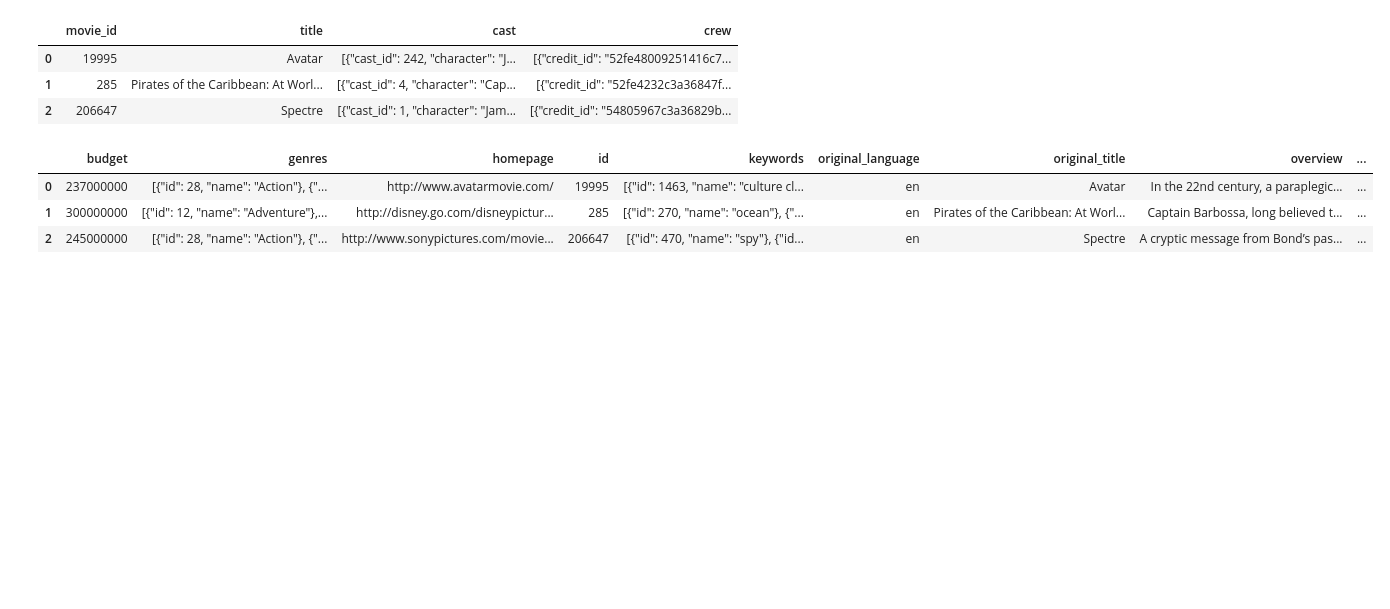
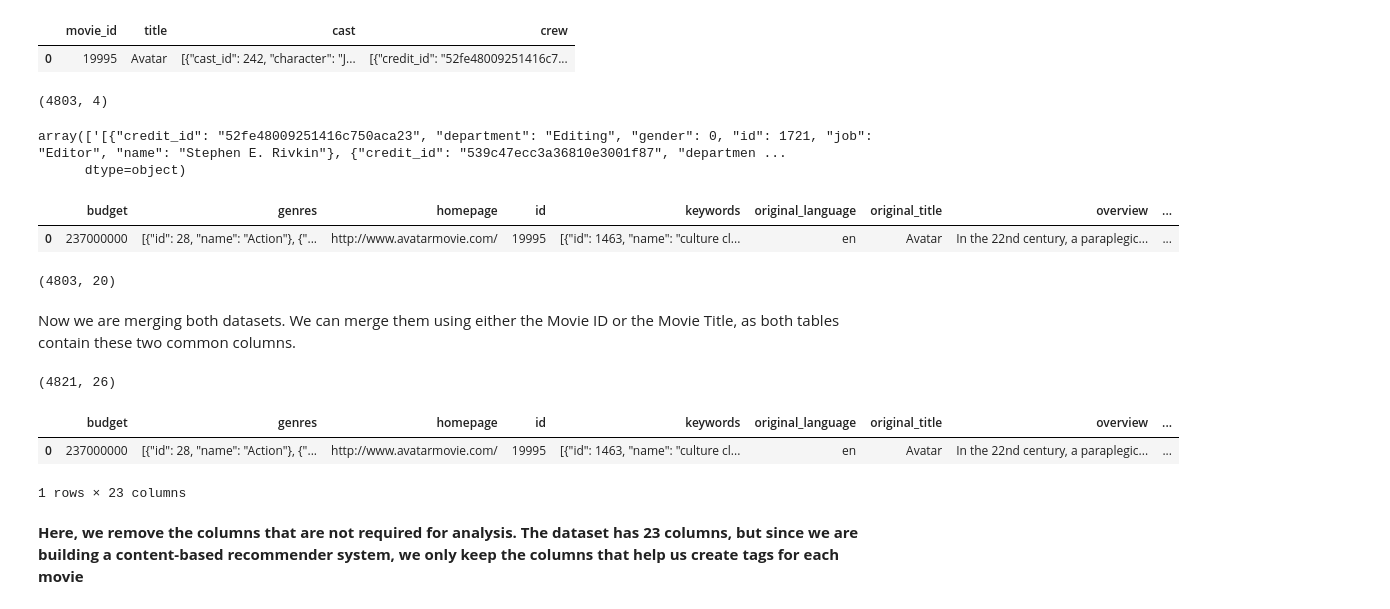
Before and after one commit to ChaturvedyShalini/movie_recommendar_system, a Jupyter notebook: file1.ipynb, the cells around one changed output. Drawn from its saved outputs; the diff is of its cells as text; code cells hidden in the pictures; blank space fills up the shorter version.

```diff
--- a/file1.ipynb
+++ b/file1.ipynb
@@ -7,16 +7,27 @@ import numpy as np
 credits = pd.read_csv(r"tmdb_5000_credits.csv")
 movies = pd.read_csv(r"tmdb_5000_movies.csv")
 # %%
-credits.head(3)
+credits.head(1)
 # %% [output]
 |  | movie_id | title | cast | crew |
 | 0 | 19995 | Avatar | [{"cast_id": 242, "character": "J... | [{"credit_id": "52fe48009251416c7... |
-| 1 | 285 | Pirates of the Caribbean: At Worl... | [{"cast_id": 4, "character": "Cap... | [{"credit_id": "52fe4232c3a36847f... |
-| 2 | 206647 | Spectre | [{"cast_id": 1, "character": "Jam... | [{"credit_id": "54805967c3a36829b... |
+# %%
+credits.shape
+# %% [output]
+(4803, 4)
+# %%
+credits.head(1)['crew'].values
+# %% [output]
+array(['[{"credit_id": "52fe48009251416c750aca23", "department": "Editing", "gender": 0, "id": 1721, "job": "Editor", "name": "Stephen E. Rivkin"}, {"credit_id": "539c47ecc3a36810e3001f87", "departmen ...
+      dtype=object)
 # %%
-movies.head(3)
+movies.head(1)
 # %% [output]
 |  | budget | genres | homepage | id | keywords | original_language | original_title | overview | ... |
 | 0 | 237000000 | [{"id": 28, "name": "Action"}, {"... | http://www.avatarmovie.com/ | 19995 | [{"id": 1463, "name": "culture cl... | en | Avatar | In the 22nd century, a paraplegic... | ... |
-| 1 | 300000000 | [{"id": 12, "name": "Adventure"},... | http://disney.go.com/disneypictur... | 285 | [{"id": 270, "name": "ocean"}, {"... | en | Pirates of the Caribbean: At Worl... | Captain Barbossa, long believed t... | ... |
-| 2 | 245000000 | [{"id": 28, "name": "Action"}, {"... | http://www.sonypictures.com/movie... | 206647 | [{"id": 470, "name": "spy"}, {"id... | en | Spectre | A cryptic message from Bond’s pas... | ... |
+# %%
+movies.shape
+# %% [output]
+(4803, 20)
+# %% [markdown]
+Now we are merging both datasets. We can merge them using either the Movie ID or the Movie Title, as both tables contain these two common columns.
@@ -22,0 +36,12 @@ movies.head(3)
+# %%
+movies.merge(credits, on='title').shape
+# %% [output]
+(4821, 26)
+# %%
+movies.head(1)
+# %% [output]
+|  | budget | genres | homepage | id | keywords | original_language | original_title | overview | ... |
+| 0 | 237000000 | [{"id": 28, "name": "Action"}, {"... | http://www.avatarmovie.com/ | 19995 | [{"id": 1463, "name": "culture cl... | en | Avatar | In the 22nd century, a paraplegic... | ... |
+1 rows × 23 columns
+# %% [markdown]
+**Here, we remove the columns that are not required for analysis. The dataset has 23 columns, but since we are building a content-based recommender system, we only keep the columns that help us create tags for each movie**
```
Also changed, not shown: parts of 6 cells of this notebook.
